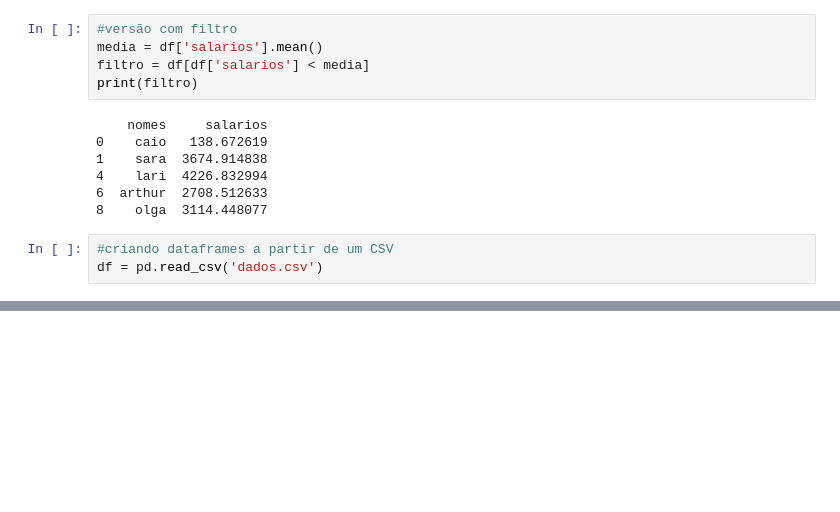
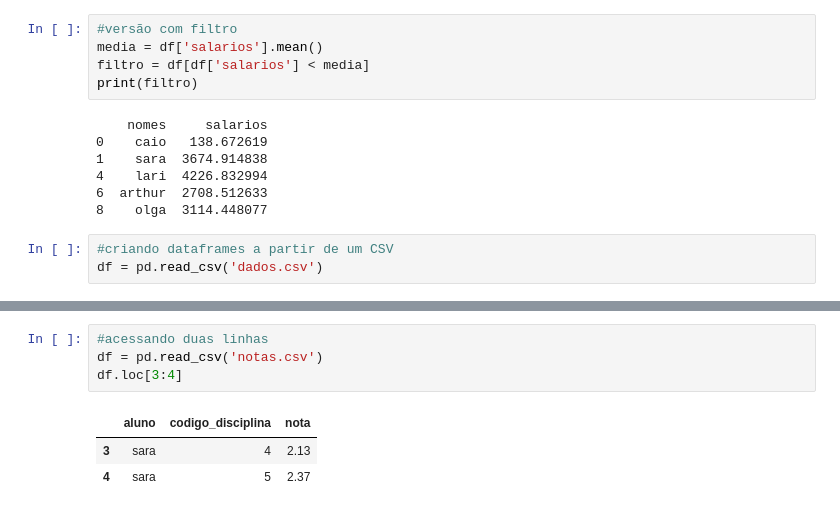
Before and after one commit to sararotenski/AlgoritmosEProgramacao, a Jupyter notebook: aula_2005.ipynb, the cells around one changed output, grey strips where cells are left out. Cells and saved outputs as stored; diff of their text form; blank space fills up the shorter version.

```diff
--- a/aula_2005.ipynb
+++ b/aula_2005.ipynb
@@ -284,0 +411,8 @@ O aluno helo possui a menor nota: 1.02
+# %%
+#acessando duas linhas
+df = pd.read_csv('notas.csv')
+df.loc[3:4]
+# %% [output]
+|  | aluno | codigo_disciplina | nota |
+| 3 | sara | 4 | 2.13 |
+| 4 | sara | 5 | 2.37 |
```
Also changed, not shown: parts of 13 cells of this notebook.
